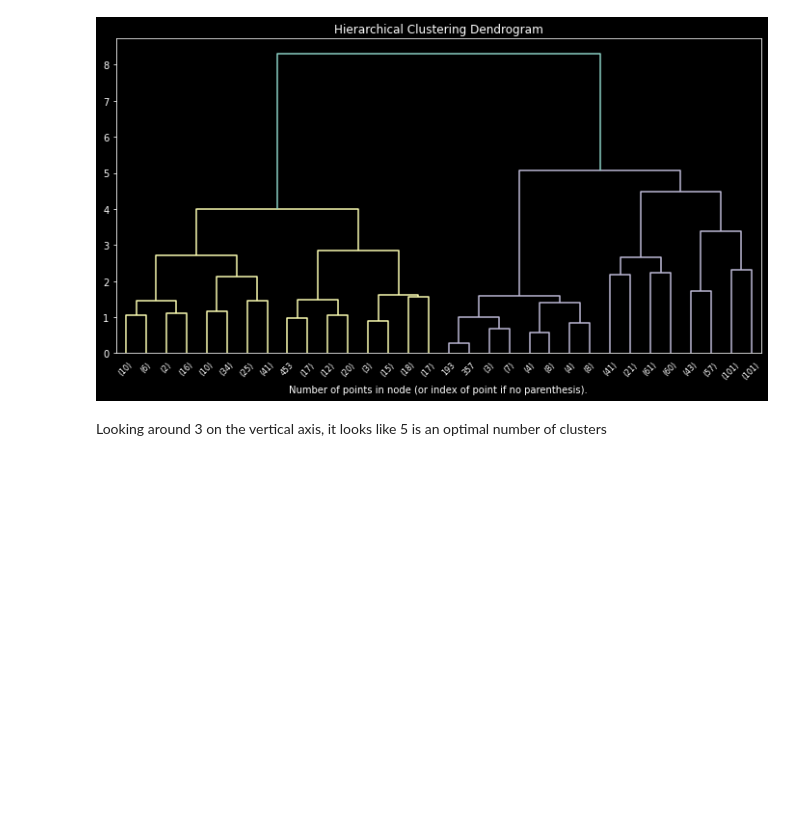
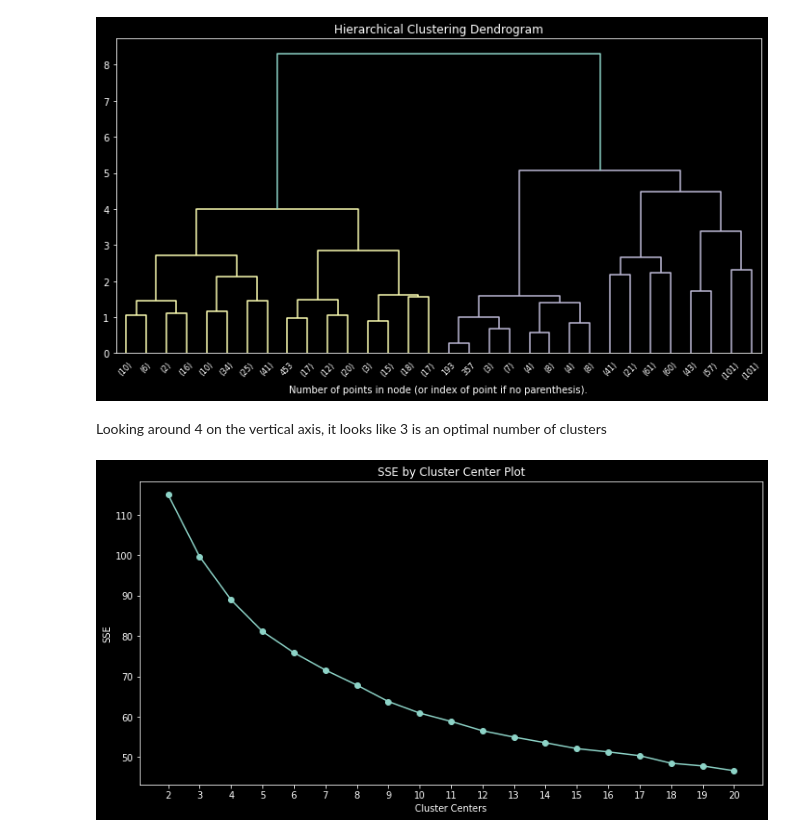
Before and after one commit to rockstardotb/Clustering_and_Logistic_Regression, a Jupyter notebook: Mini_Project_Clustering_and_Logistic_Regression.ipynb, the cells around one changed output. Saved outputs shown, nothing was run; the diff lists cells and outputs as text; code cells hidden in the pictures; blank space fills up the shorter version.

Commit message:
added labels using kmeans clustering and performed logistic regression

```diff
--- a/Mini_Project_Clustering_and_Logistic_Regression.ipynb
+++ b/Mini_Project_Clustering_and_Logistic_Regression.ipynb
@@ -158,8 +164,28 @@ plt.show()
 # %% [output]
 [figure]
 # %% [markdown]
-Looking around 3 on the vertical axis, it looks like 5 is an optimal number of clusters
+Looking around 4 on the vertical axis, it looks like 3 is an optimal number of clusters
 # %%
-kmeans = KMeans(n_clusters=5)
+kmeans = KMeans(n_clusters=3)
 kmeans.fit(X)
 y_kmeans = kmeans.predict(X)
+# %%
+def find_optimal_clusters(data, max_k):
+    k_list = range(2, max_k+1)
+
+    sse = []
+    for k in k_list:
+        sse.append(KMeans(n_clusters=k, random_state=42).fit(data).inertia_)
+
+    plt.style.use("dark_background")
+    f, ax = plt.subplots(1, 1)
+    ax.plot(k_list, sse, marker='o')
+    ax.set_xlabel('Cluster Centers')
+    ax.set_xticks(k_list)
+    ax.set_xticklabels(k_list)
+    ax.set_ylabel('SSE')
+    ax.set_title('SSE by Cluster Center Plot')
+# %%
+find_optimal_clusters(X, 20)
+# %% [output]
+[figure, added]
```
Also changed, not shown: parts of 17 cells of this notebook.
